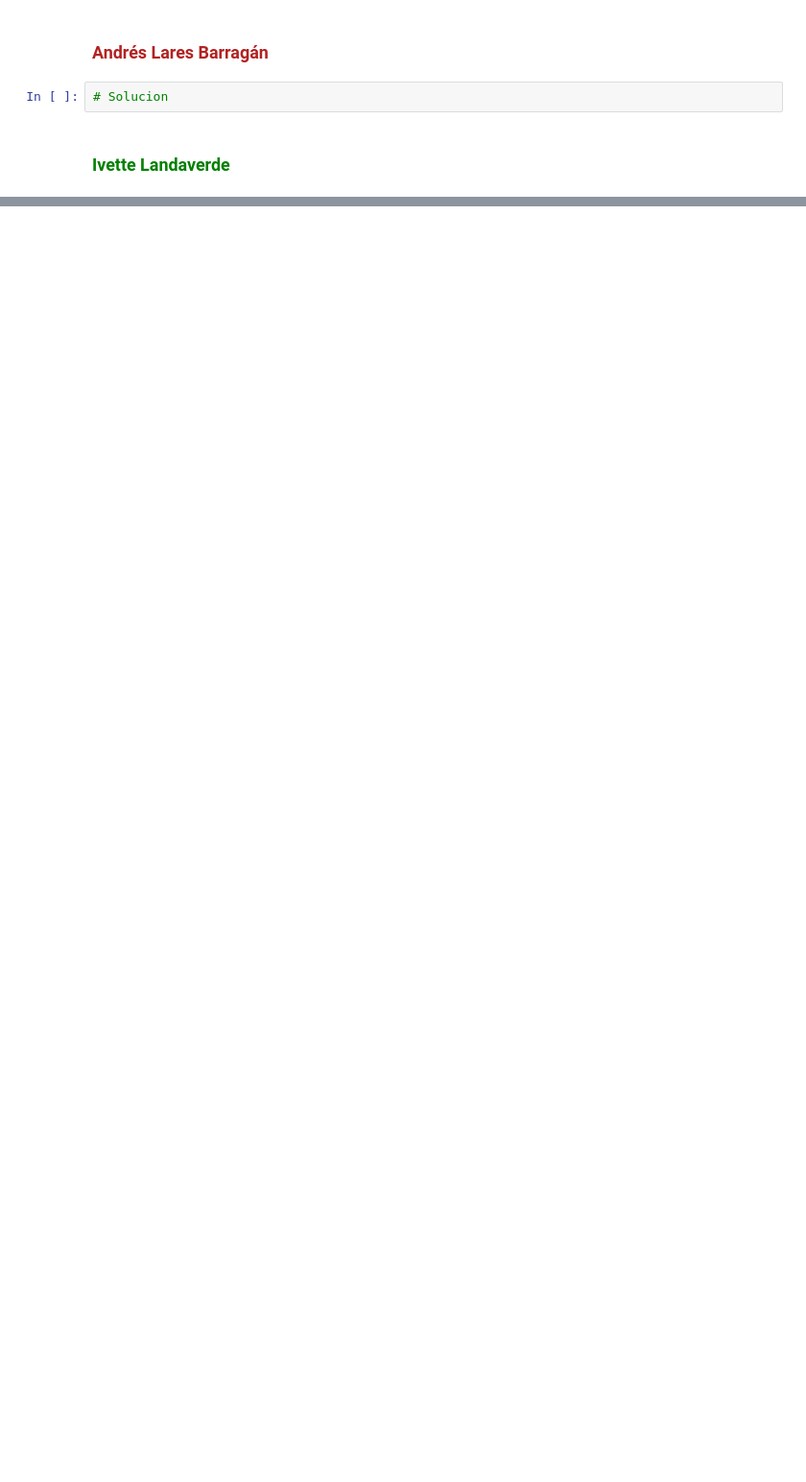
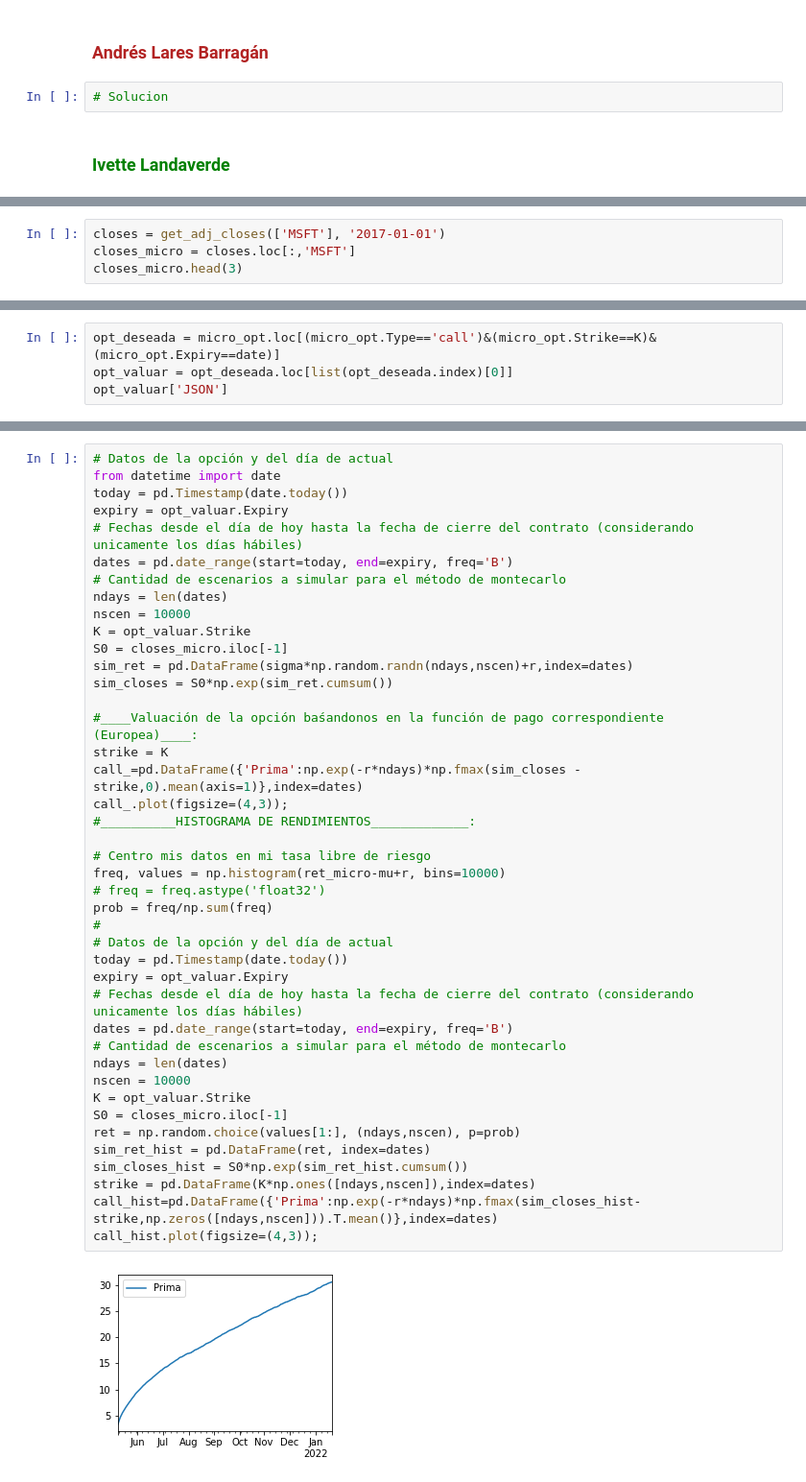
Before and after one commit to AndresLaresBarragan/ProyectoConjunto_ALares_ILandaverde, a Jupyter notebook: Tarea 11.ipynb, the cells around one changed output, grey strips where cells are left out. Shown: that part at 96% size. Drawn from its saved outputs; the diff is of its cells as text; blank space fills up the shorter version.

```diff
--- a/Tarea 11.ipynb
+++ b/Tarea 11.ipynb
@@ -47,0 +92,4 @@ import plotly.graph_objects as go
+# %%
+closes = get_adj_closes(['MSFT'], '2017-01-01')
+closes_micro = closes.loc[:,'MSFT']
+closes_micro.head(3)
@@ -47,0 +141,4 @@ import plotly.graph_objects as go
+# %%
+opt_deseada = micro_opt.loc[(micro_opt.Type=='call')&(micro_opt.Strike==K)&(micro_opt.Expiry==date)]
+opt_valuar = opt_deseada.loc[list(opt_deseada.index)[0]]
+opt_valuar['JSON']
@@ -47,0 +161,44 @@ import plotly.graph_objects as go
+# %%
+# Datos de la opción y del día de actual
+from datetime import date
+today = pd.Timestamp(date.today())
+expiry = opt_valuar.Expiry
+# Fechas desde el día de hoy hasta la fecha de cierre del contrato (considerando unicamente los días hábiles)
+dates = pd.date_range(start=today, end=expiry, freq='B')
+# Cantidad de escenarios a simular para el método de montecarlo
+ndays = len(dates)
+nscen = 10000
+K = opt_valuar.Strike
+S0 = closes_micro.iloc[-1]
+sim_ret = pd.DataFrame(sigma*np.random.randn(ndays,nscen)+r,index=dates)
+sim_closes = S0*np.exp(sim_ret.cumsum())
+
+#____Valuación de la opción baśandonos en la función de pago correspondiente (Europea)____:
+strike = K
+call_=pd.DataFrame({'Prima':np.exp(-r*ndays)*np.fmax(sim_closes - strike,0).mean(axis=1)},index=dates)
+call_.plot(figsize=(4,3));
+#__________HISTOGRAMA DE RENDIMIENTOS_____________:
+
+# Centro mis datos en mi tasa libre de riesgo
+freq, values = np.histogram(ret_micro-mu+r, bins=10000)
+# freq = freq.astype('float32')
+prob = freq/np.sum(freq)
+#
+# Datos de la opción y del día de actual
+today = pd.Timestamp(date.today())
+expiry = opt_valuar.Expiry
+# Fechas desde el día de hoy hasta la fecha de cierre del contrato (considerando unicamente los días hábiles)
+dates = pd.date_range(start=today, end=expiry, freq='B')
+# Cantidad de escenarios a simular para el método de montecarlo
+ndays = len(dates)
+nscen = 10000
+K = opt_valuar.Strike
+S0 = closes_micro.iloc[-1]
+ret = np.random.choice(values[1:], (ndays,nscen), p=prob)
+sim_ret_hist = pd.DataFrame(ret, index=dates)
+sim_closes_hist = S0*np.exp(sim_ret_hist.cumsum())
+strike = pd.DataFrame(K*np.ones([ndays,nscen]),index=dates)
+call_hist=pd.DataFrame({'Prima':np.exp(-r*ndays)*np.fmax(sim_closes_hist-strike,np.zeros([ndays,nscen])).T.mean()},index=dates)
+call_hist.plot(figsize=(4,3));
+# %% [output]
+[figure, added]
```
Also changed, not shown: parts of 27 cells of this notebook.
